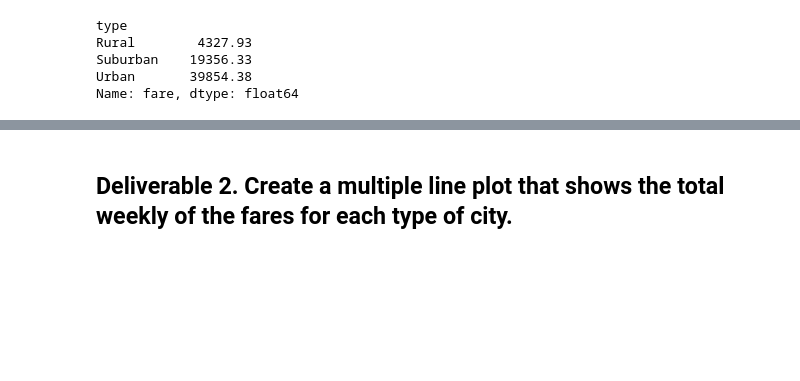
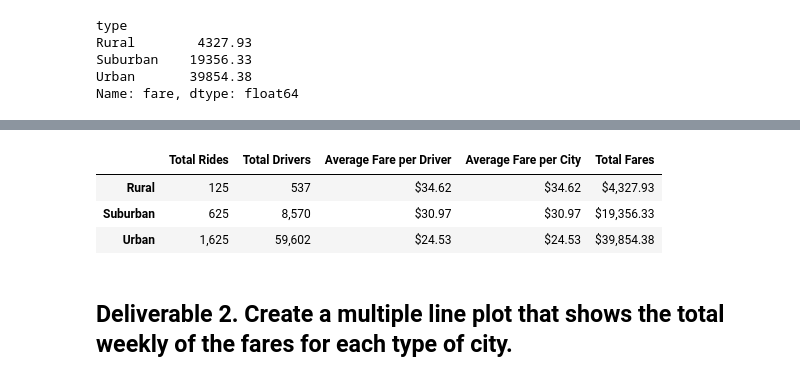
Before and after one commit to zubair-bakori/PyBer_Analysis, a Jupyter notebook: PyBer_Challenge.ipynb, the cells around one changed output, grey strips where cells are left out. Saved outputs shown, nothing was run; the diff lists cells and outputs as text; code cells hidden in the pictures; blank space fills up the shorter version.

```diff
--- a/PyBer_Challenge.ipynb
+++ b/PyBer_Challenge.ipynb
@@ -77,3 +100,18 @@ NameError: name 'pyber_summary_df' is not defined
+# %%
+#  8. Format the columns.
+pyber_summary_df["Total Rides"] = pyber_summary_df["Total Rides"].map("{:,}".format)
+pyber_summary_df["Total Drivers"] = pyber_summary_df["Total Drivers"].map("{:,}".format)
+pyber_summary_df["Average Fare per Driver"] = pyber_summary_df["Average Fare per Driver"].map("${:.2f}".format)
+pyber_summary_df["Average Fare per City"] = pyber_summary_df["Average Fare per City"].map("${:.2f}".format)
+pyber_summary_df["Total Fares"] = pyber_summary_df["Total Fares"].map("${:,.2f}".format)
+pyber_summary_df
+# district_summary_df["% Passing Math"] = district_summary_df["% Passing Math"].map("{:.1f}".format)
+# district_summary_df["% Passing Reading"] = district_summary_df["% Passing Reading"].map("{:.1f}".format)
+# %% [output]
+|  | Total Rides | Total Drivers | Average Fare per Driver | Average Fare per City | Total Fares |
+| Rural | 125 | 537 | $34.62 | $34.62 | $4,327.93 |
+| Suburban | 625 | 8,570 | $30.97 | $30.97 | $19,356.33 |
+| Urban | 1,625 | 59,602 | $24.53 | $24.53 | $39,854.38 |
 # %% [markdown]
 ## Deliverable 2.  Create a multiple line plot that shows the total weekly of the fares for each type of city.
 # %%
```
Also changed, not shown: parts of 10 cells of this notebook.
